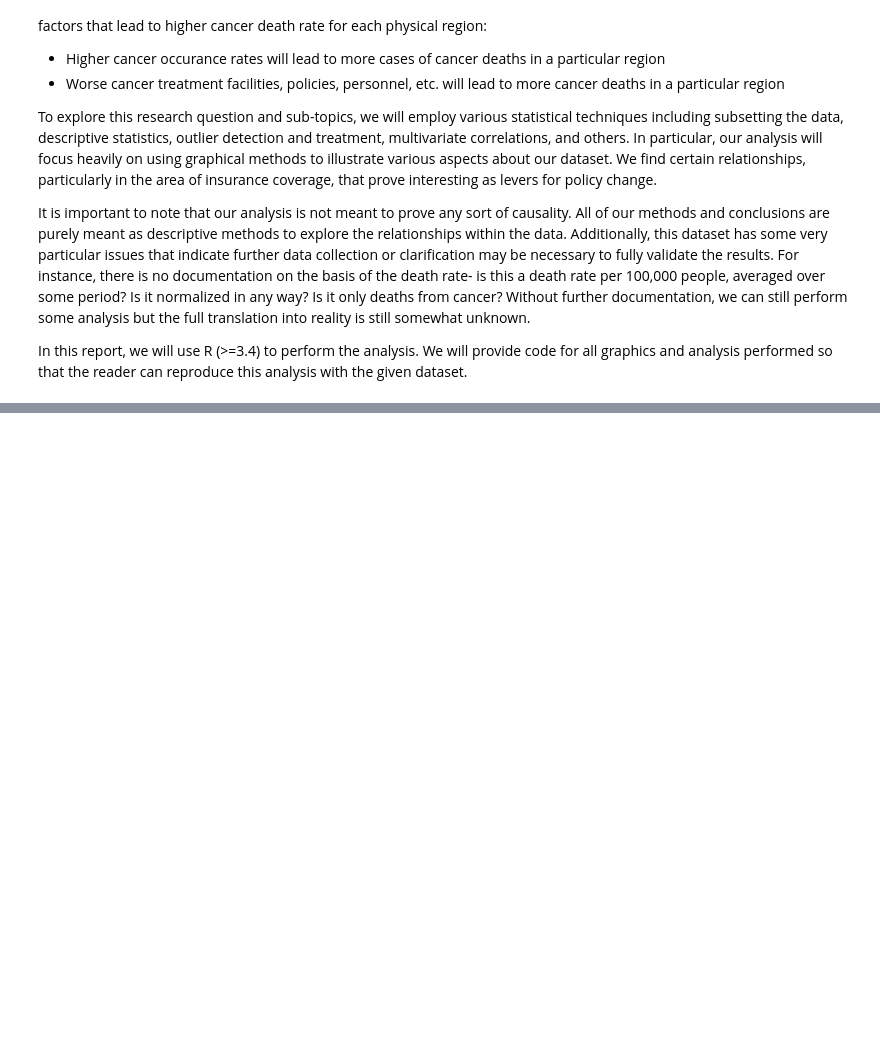
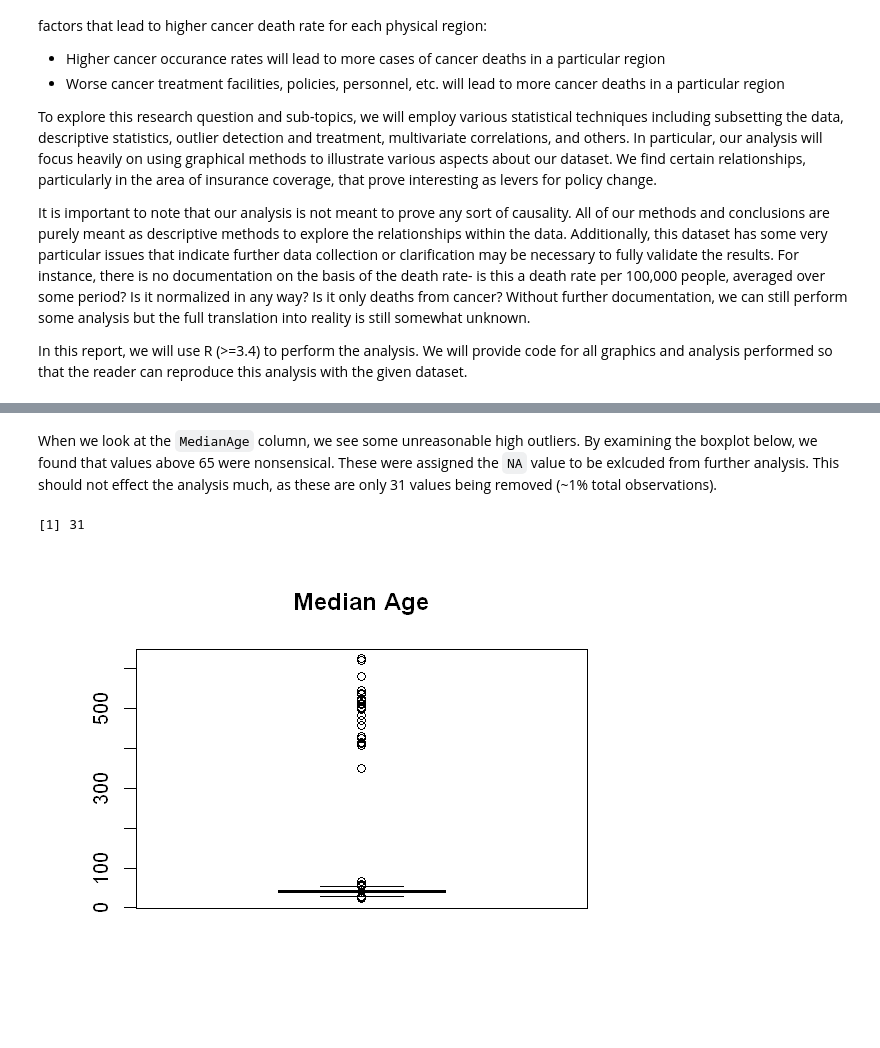
Before and after one commit to boudrejp/eda_lab, a Jupyter notebook: final report/final_report_jupyter.ipynb, the cells around one changed output, grey strips where cells are left out. Cells and saved outputs as stored; diff of their text form; code cells hidden in the pictures; blank space fills up the shorter version.

```diff
--- a/final report/final_report_jupyter.ipynb
+++ b/final report/final_report_jupyter.ipynb
@@ -22,0 +81,11 @@ In this report, we will use R (>=3.4) to perform the analysis. We will provide c
+# %% [markdown]
+When we look at the `MedianAge` column, we see some unreasonable high outliers. By examining the boxplot below, we found that values above 65 were nonsensical. These were assigned the `NA` value to be exlcuded from further analysis. This should not effect the analysis much, as these are only 31 values being removed (~1% total observations).
+# %%
+boxplot(data$MedianAge, main = "Median Age")
+
+#filter out outliers
+data$MedianAge[data$MedianAge > 65] <- NA
+sum(is.na(data$MedianAge))
+# %% [output]
+[1] 31
+[figure, added]
```
Also changed, not shown: parts of 14 cells of this notebook.
